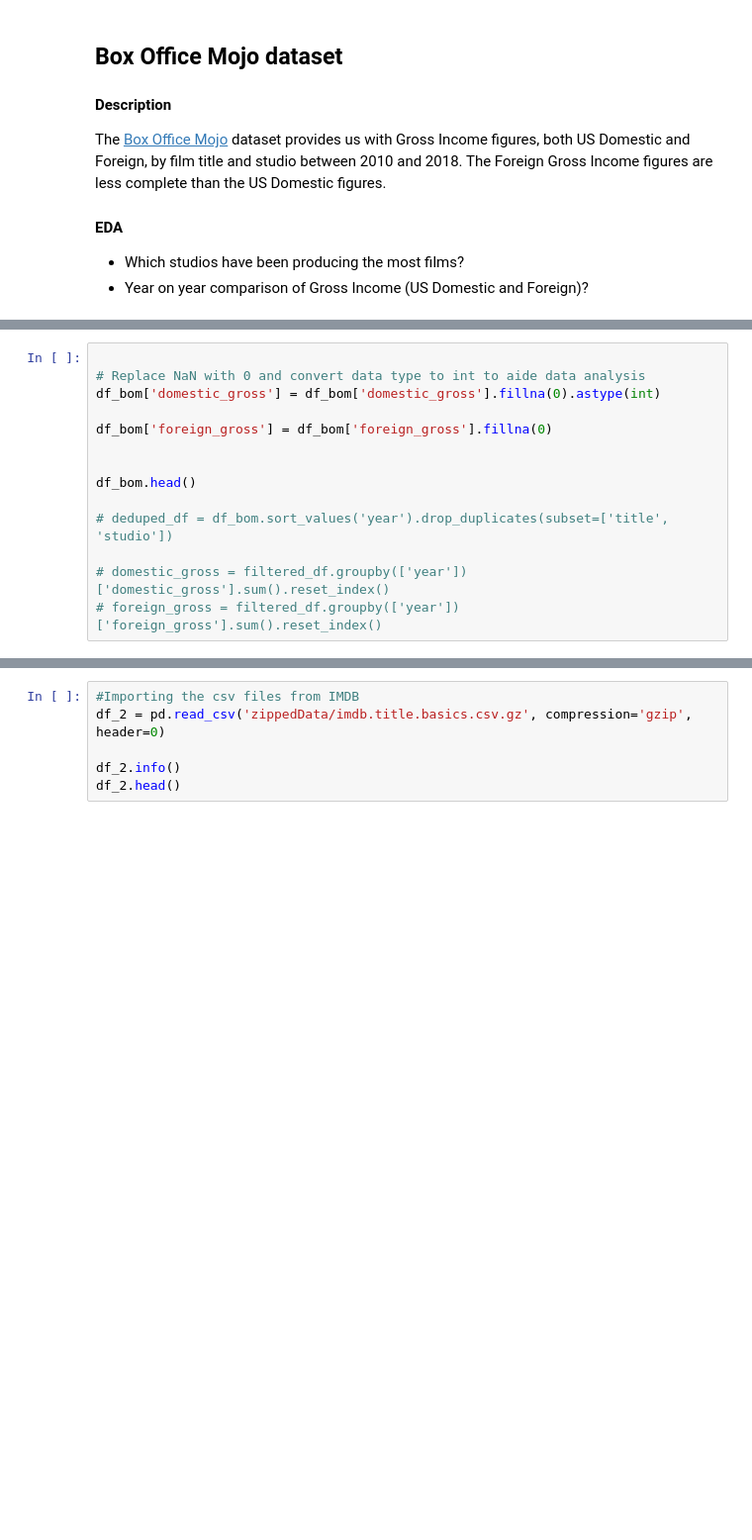
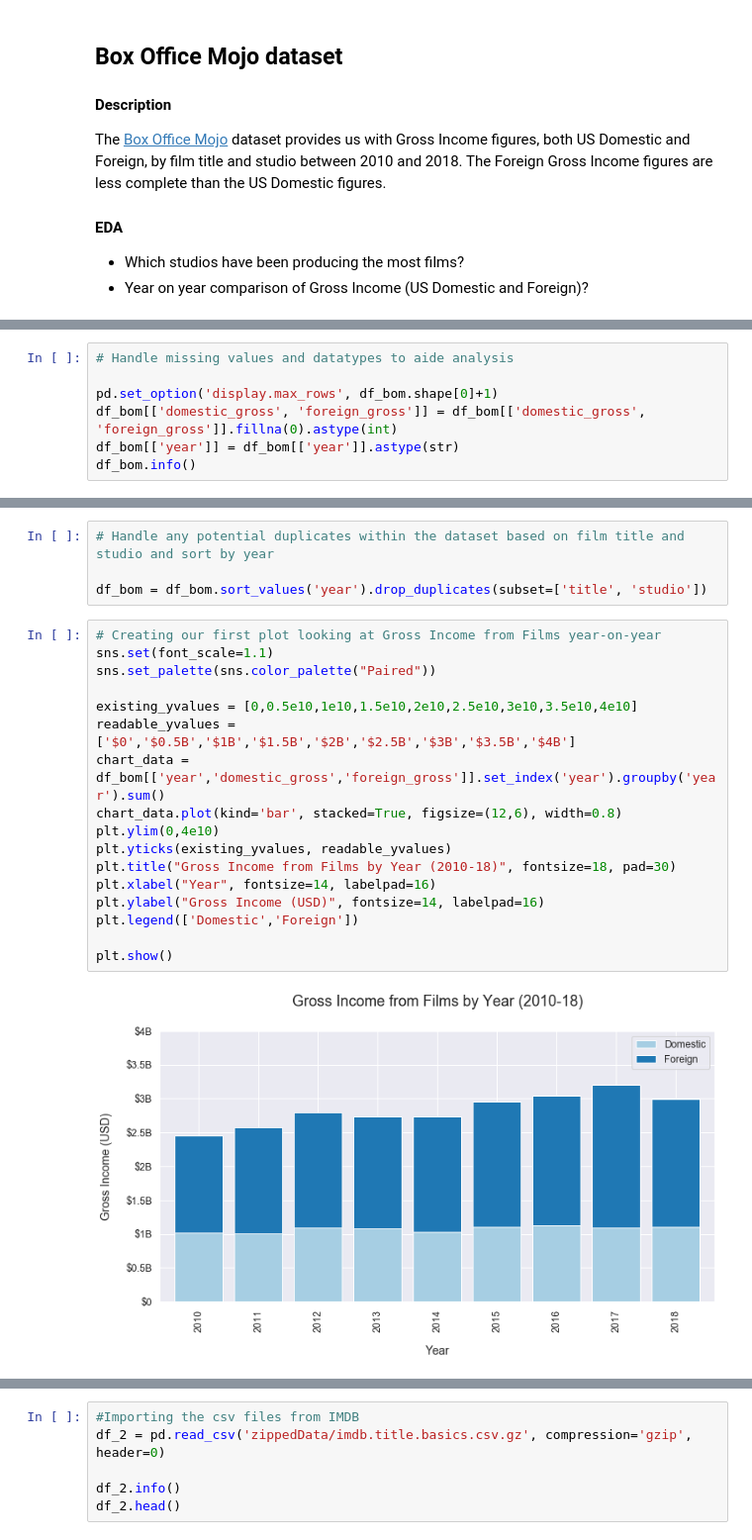
Before and after one commit to toopster/dsc-mod-1-project-v2-1-online-ds-sp-000, a Jupyter notebook: discovery-eda.ipynb, the cells around one changed output, grey strips where cells are left out. Shown: that part at 99% size. Cells and saved outputs as stored; diff of their text form; blank space fills up the shorter version.

```diff
--- a/discovery-eda.ipynb
+++ b/discovery-eda.ipynb
@@ -73,14 +75,0 @@ df_bom.head()
-# %%
-
-# Replace NaN with 0 and convert data type to int to aide data analysis
-df_bom['domestic_gross'] = df_bom['domestic_gross'].fillna(0).astype(int)
-
-df_bom['foreign_gross'] = df_bom['foreign_gross'].fillna(0)
-
-
-df_bom.head()
-
-# deduped_df = df_bom.sort_values('year').drop_duplicates(subset=['title', 'studio'])
-
-# domestic_gross = filtered_df.groupby(['year'])['domestic_gross'].sum().reset_index()
-# foreign_gross = filtered_df.groupby(['year'])['foreign_gross'].sum().reset_index()
@@ -93,0 +76,7 @@ df_bom.head()
+# %%
+# Handle missing values and datatypes to aide analysis
+
+pd.set_option('display.max_rows', df_bom.shape[0]+1)
+df_bom[['domestic_gross', 'foreign_gross']] = df_bom[['domestic_gross', 'foreign_gross']].fillna(0).astype(int)
+df_bom[['year']] = df_bom[['year']].astype(str)
+df_bom.info()
@@ -94 +141,24 @@ df_bom.head()
+# %%
+# Handle any potential duplicates within the dataset based on film title and studio and sort by year
+
+df_bom = df_bom.sort_values('year').drop_duplicates(subset=['title', 'studio'])
+# %%
+# Creating our first plot looking at Gross Income from Films year-on-year
+sns.set(font_scale=1.1)
+sns.set_palette(sns.color_palette("Paired"))
+
+existing_yvalues = [0,0.5e10,1e10,1.5e10,2e10,2.5e10,3e10,3.5e10,4e10]
+readable_yvalues = ['$0','$0.5B','$1B','$1.5B','$2B','$2.5B','$3B','$3.5B','$4B']
+chart_data = df_bom[['year','domestic_gross','foreign_gross']].set_index('year').groupby('year').sum()
+chart_data.plot(kind='bar', stacked=True, figsize=(12,6), width=0.8)
+plt.ylim(0,4e10)
+plt.yticks(existing_yvalues, readable_yvalues)
+plt.title("Gross Income from Films by Year (2010-18)", fontsize=18, pad=30)
+plt.xlabel("Year", fontsize=14, labelpad=16)
+plt.ylabel("Gross Income (USD)", fontsize=14, labelpad=16)
+plt.legend(['Domestic','Foreign'])
+
+plt.show()
+# %% [output]
+[figure, added]
 # %% [markdown]
```
Also changed, not shown: parts of 9 cells of this notebook.
